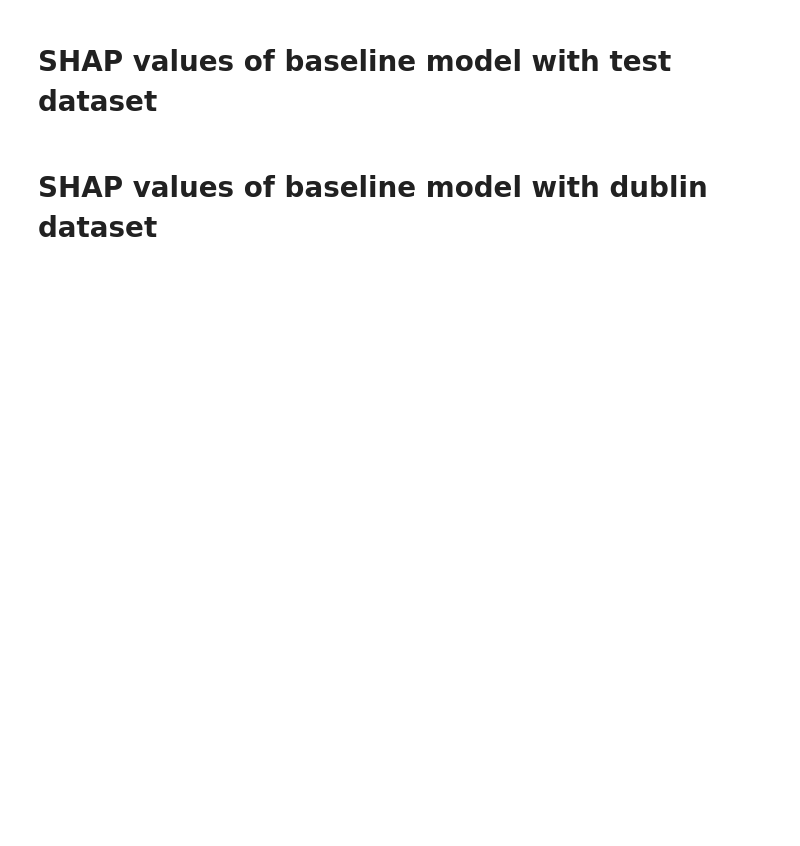
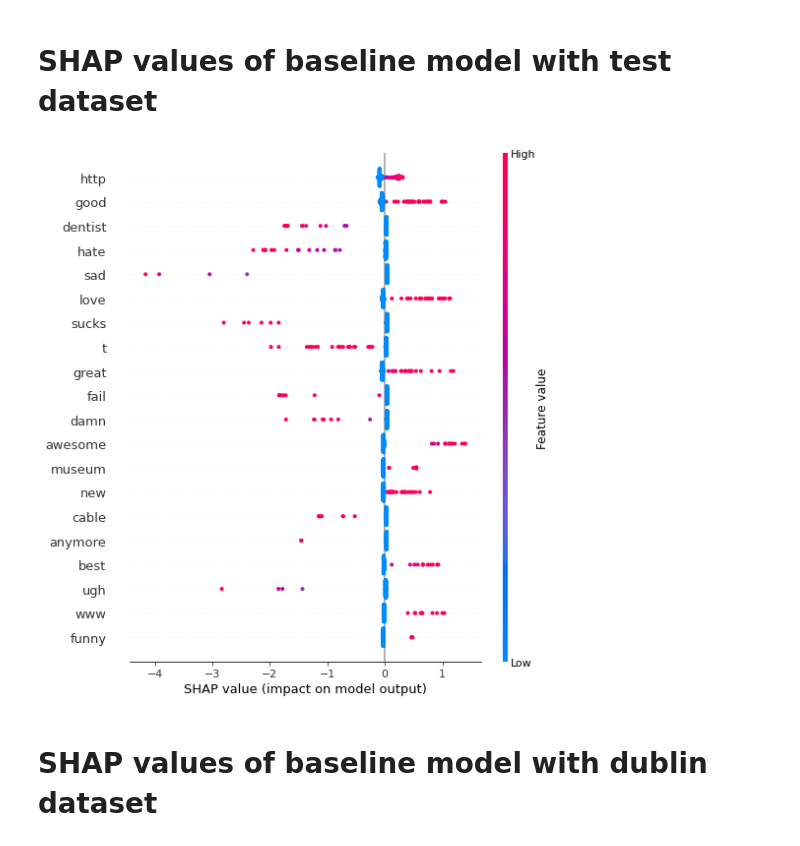
Before and after one commit to pasturl/Sentiment-Analysis, a Jupyter notebook: 01_LightGBM.ipynb, the cells around one changed output. Drawn from its saved outputs; the diff is of its cells as text; code cells hidden in the pictures; blank space fills up the shorter version.

```diff
--- a/01_LightGBM.ipynb
+++ b/01_LightGBM.ipynb
@@ -35,8 +36,8 @@ from evaluate import evaluate_model
 # %% [markdown]
 # Parameters
 # %%
-N_SAMPLE = 50000
-MAX_FEATURES = 10000
+N_SAMPLE = 100000
+MAX_FEATURES = 15000
 N_TWEET_PRINT = 10
 # %% [markdown]
 # Read Data
@@ -64,5 +65,5 @@ df_test = preprocess_data(df_test, stopwords)
 df_all = preprocess_data(df_all, stopwords)
 # %%
 word_vectorizer = TfidfVectorizer(analyzer='word', token_pattern=r'\w{1,}', sublinear_tf=True, strip_accents='unicode',
-                                  stop_words='english', ngram_range=(1, 2), max_features=MAX_FEATURES)
+                                  stop_words='english', ngram_range=(1, 1), max_features=MAX_FEATURES)
 word_vectorizer.fit(df_all['text_clean'])
@@ -105,8 +110,8 @@ parameters = {
     'metric': 'auc',
     'boosting': 'gbdt',
     'num_leaves': 31,
-    'feature_fraction': 0.9,
-    'bagging_fraction': 0.9,
+    'feature_fraction': 0.7,
+    'bagging_fraction': 0.7,
     'bagging_freq': 20,
     'learning_rate': 0.05,
     'verbose': 0
@@ -167,11 +238,13 @@ df_dublin['sentiment_pred_class'] = df_dublin['sentiment_pred'].astype(int)
 # %%
 explainer = shap.TreeExplainer(model,
                                  df_test_features)
 shap_values = explainer.shap_values(df_test_features)
-X_test_array = df_test_features.toarray()
+X_test_array = test_features.toarray()
 shap.summary_plot(shap_values,
                   X_test_array,
                   feature_names=word_vectorizer.get_feature_names())
+# %% [output]
+[figure, added]
 # %% [markdown]
 # SHAP values of baseline model with dublin dataset
 # %%
```
Also changed, not shown: parts of 12 cells of this notebook, 2 other files.
